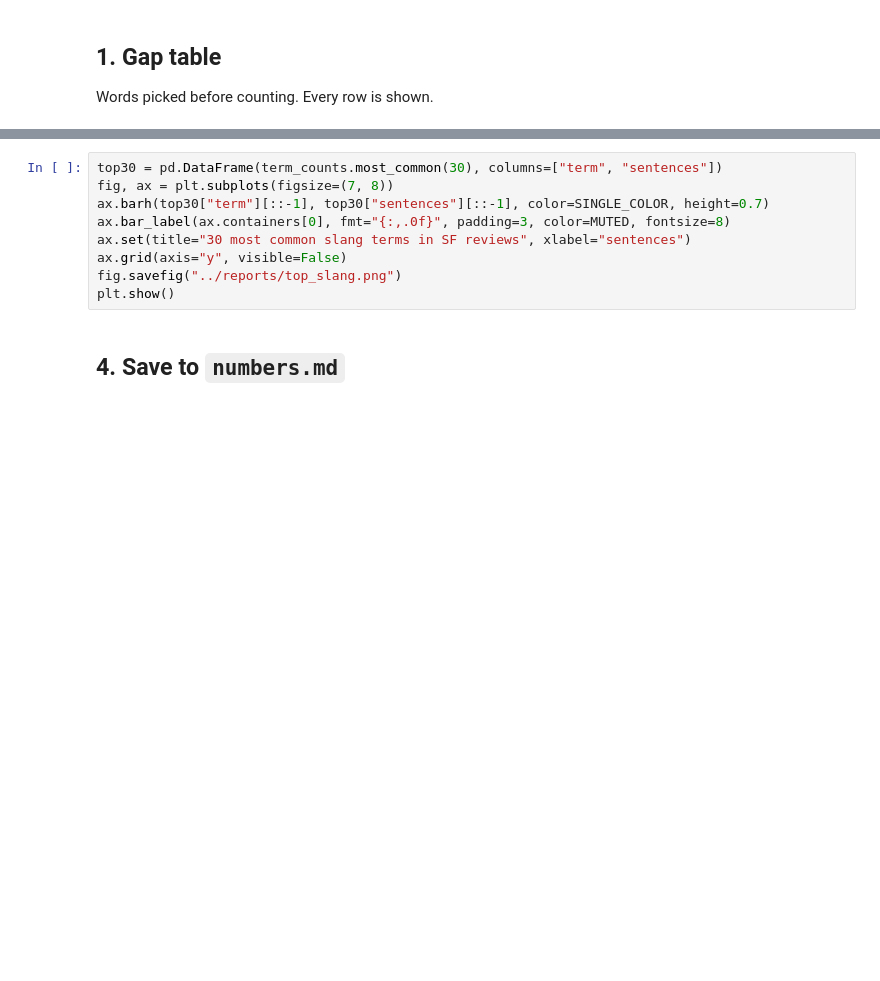
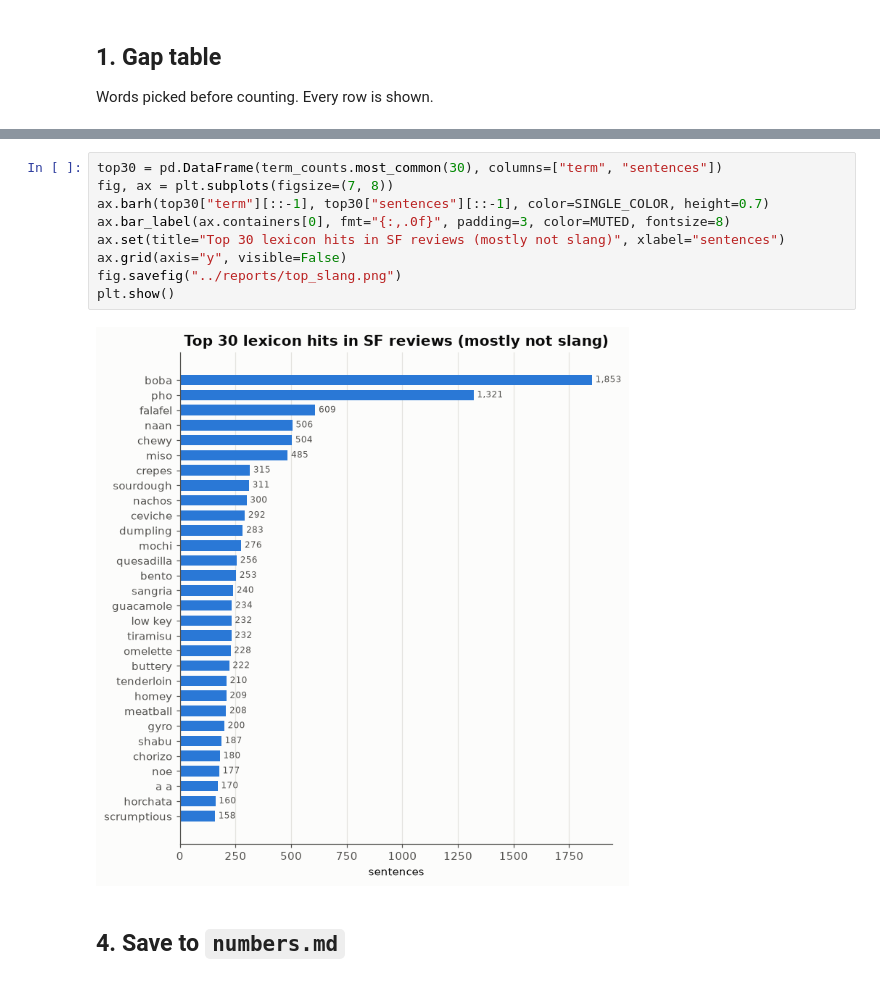
Before and after one commit to Joe2k/VibeCheck, a Jupyter notebook: notebooks/02_slang.ipynb, the cells around one changed output, grey strips where cells are left out. Drawn from its saved outputs; the diff is of its cells as text; blank space fills up the shorter version.

Commit message:
Run slang and features notebooks
Stricter Urban Dictionary filters (offensive terms, phrase rule). KeyBERT uses noun-chunk candidates.

```diff
--- a/notebooks/02_slang.ipynb
+++ b/notebooks/02_slang.ipynb
@@ -90,12 +148,14 @@ print(f"{n_sentences:,} sentences, {slang_share:.1%} contain at least one Urban
 # %%
 top30 = pd.DataFrame(term_counts.most_common(30), columns=["term", "sentences"])
 fig, ax = plt.subplots(figsize=(7, 8))
 ax.barh(top30["term"][::-1], top30["sentences"][::-1], color=SINGLE_COLOR, height=0.7)
 ax.bar_label(ax.containers[0], fmt="{:,.0f}", padding=3, color=MUTED, fontsize=8)
-ax.set(title="30 most common slang terms in SF reviews", xlabel="sentences")
+ax.set(title="Top 30 lexicon hits in SF reviews (mostly not slang)", xlabel="sentences")
 ax.grid(axis="y", visible=False)
 fig.savefig("../reports/top_slang.png")
 plt.show()
+# %% [output]
+[figure, added]
 # %% [markdown]
 ## 4. Save to `numbers.md`
 # %%
```
Also changed, not shown: parts of 11 cells of this notebook, 6 other files.
